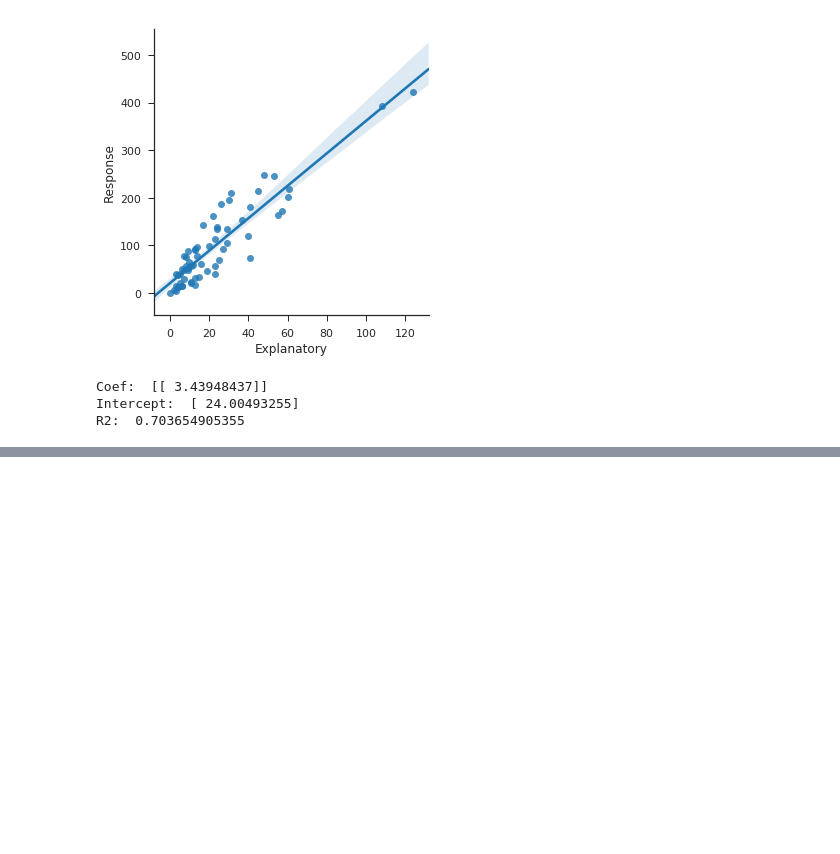
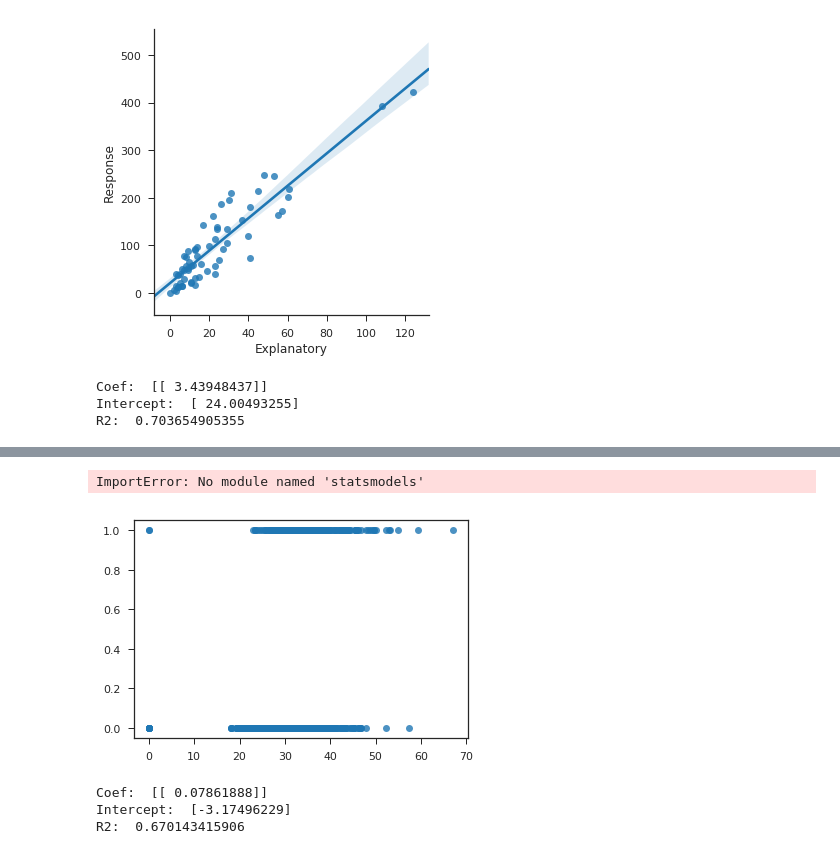
Before and after one commit to MaximePawlakFr/HitchHikers-Guide-Machine-Learning, a Jupyter notebook: My HitchHiker Guide to Machine Learning in Python.ipynb, the cells around one changed output, grey strips where cells are left out. Saved outputs shown, nothing was run; the diff lists cells and outputs as text; code cells hidden in the pictures; blank space fills up the shorter version.

```diff
--- a/My HitchHiker Guide to Machine Learning in Python.ipynb
+++ b/My HitchHiker Guide to Machine Learning in Python.ipynb
@@ -50,0 +53,5 @@ R2:  0.703654905355
+# %%
+from sklearn.linear_model import LogisticRegression
+df = pd.read_csv("logistic_regression_df.csv")
+df.columns = ["X", "Y"]
+df.head()
@@ -50,0 +65,24 @@ R2:  0.703654905355
+# %%
+sns.set_context("notebook", font_scale=1.1)
+sns.set_style("ticks")
+sns.regplot("X", "Y", data=df, logistic=True)
+plt.ylabel("Prob")
+plt.xlabel("Expl")
+# %% [output]
+ImportError: No module named 'statsmodels'
+[figure, added]
+# %%
+logistic = LogisticRegression()
+X = np.asarray(df.X).reshape(-1,1)
+Y = np.asarray(df.Y).ravel()
+
+logistic.fit(X,Y)
+score = logistic.score(X,Y)
+
+print("Coef: ", logistic.coef_)
+print("Intercept: ", logistic.intercept_)
+print("R2: ", score)
+# %% [output]
+Coef:  [[ 0.07861888]]
+Intercept:  [-3.17496229]
+R2:  0.670143415906
```
Also changed, not shown: parts of 24 cells of this notebook.
